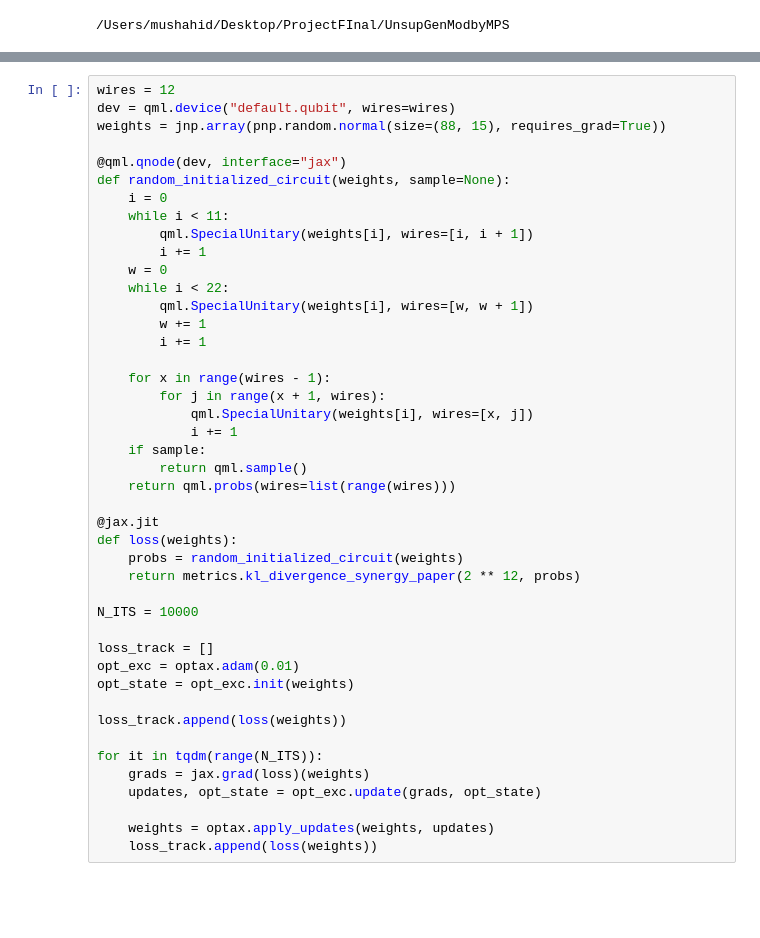
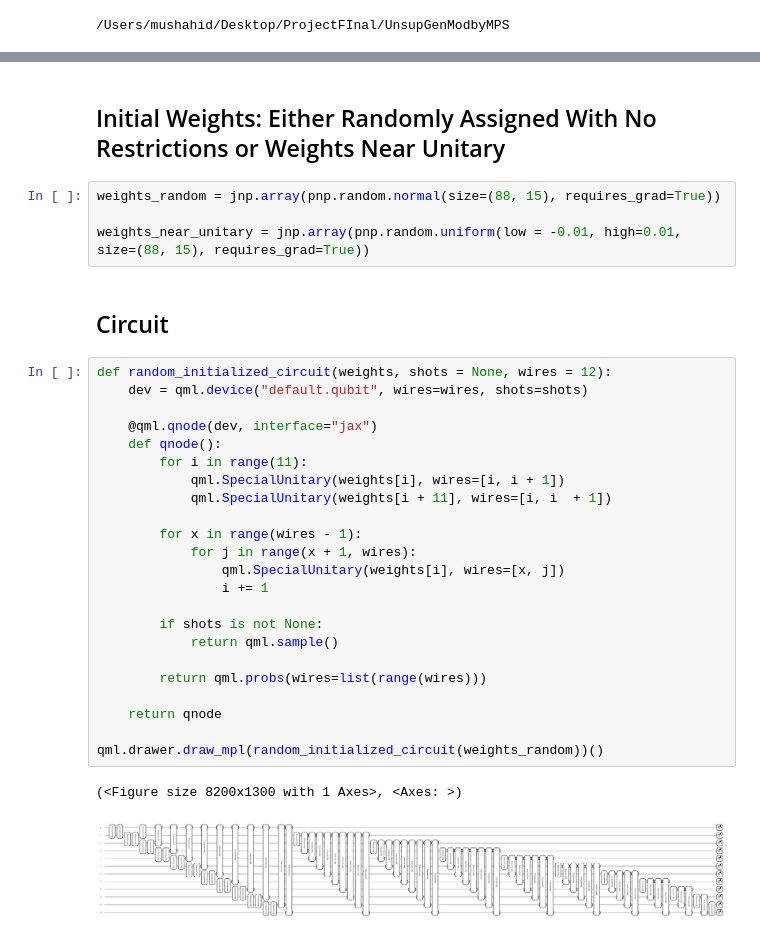
Before and after one commit to congzlwag/UnsupGenModbyMPS, a Jupyter notebook: sandbox/demo-jax-jit_random_init.ipynb, the cells around one changed output, grey strips where cells are left out. Drawn from its saved outputs; the diff is of its cells as text; blank space fills up the shorter version.

```diff
--- a/sandbox/demo-jax-jit_random_init.ipynb
+++ b/sandbox/demo-jax-jit_random_init.ipynb
@@ -23,44 +23,34 @@ from MPScumulant import MPS_c
+# %% [markdown]
+## Initial Weights: Either Randomly Assigned With No Restrictions or Weights Near Unitary
+# %%
+weights_random = jnp.array(pnp.random.normal(size=(88, 15), requires_grad=True))
+
+weights_near_unitary = jnp.array(pnp.random.uniform(low = -0.01, high=0.01, size=(88, 15), requires_grad=True))
+# %% [markdown]
+## Circuit
 # %%
-wires = 12
-dev = qml.device("default.qubit", wires=wires)
-weights = jnp.array(pnp.random.normal(size=(88, 15), requires_grad=True))
+def random_initialized_circuit(weights, shots = None, wires = 12):
+    dev = qml.device("default.qubit", wires=wires, shots=shots)
 
-@qml.qnode(dev, interface="jax")
-def random_initialized_circuit(weights, sample=None):
-    i = 0
-    while i < 11:
-        qml.SpecialUnitary(weights[i], wires=[i, i + 1])
-        i += 1
-    w = 0
-    while i < 22:
-        qml.SpecialUnitary(weights[i], wires=[w, w + 1])
-        w += 1
-        i += 1
+    @qml.qnode(dev, interface="jax")
+    def qnode():
+        for i in range(11):
+            qml.SpecialUnitary(weights[i], wires=[i, i + 1])
+            qml.SpecialUnitary(weights[i + 11], wires=[i, i  + 1])
 
-    for x in range(wires - 1):
-        for j in range(x + 1, wires):
-            qml.SpecialUnitary(weights[i], wires=[x, j])
-            i += 1
-    if sample:
-        return qml.sample()
-    return qml.probs(wires=list(range(wires)))
+        for x in range(wires - 1):
+            for j in range(x + 1, wires):
+                qml.SpecialUnitary(weights[i], wires=[x, j])
+                i += 1
 
-@jax.jit
-def loss(weights):
-    probs = random_initialized_circuit(weights)
-    return metrics.kl_divergence_synergy_paper(2 ** 12, probs)
+        if shots is not None:
+            return qml.sample()
 
-N_ITS = 10000
+        return qml.probs(wires=list(range(wires)))
 
-loss_track = []
-opt_exc = optax.adam(0.01)
-opt_state = opt_exc.init(weights)
+    return qnode
 
-loss_track.append(loss(weights))
-
-for it in tqdm(range(N_ITS)):
-    grads = jax.grad(loss)(weights)
-    updates, opt_state = opt_exc.update(grads, opt_state)
-
-    weights = optax.apply_updates(weights, updates)
-    loss_track.append(loss(weights))
+qml.drawer.draw_mpl(random_initialized_circuit(weights_random))()
+# %% [output]
+(<Figure size 8200x1300 with 1 Axes>, <Axes: >)
+[figure, added]
```
Also changed, not shown: parts of 8 cells of this notebook.
